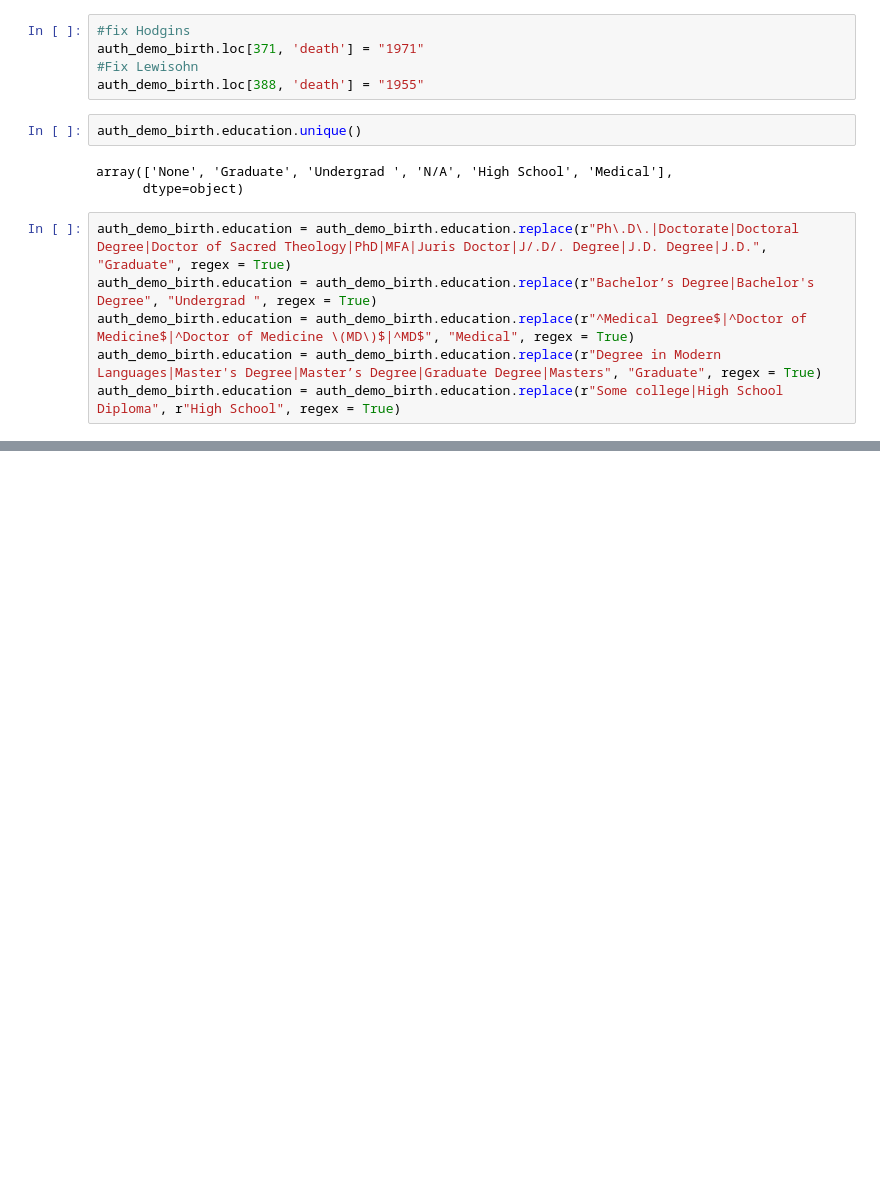
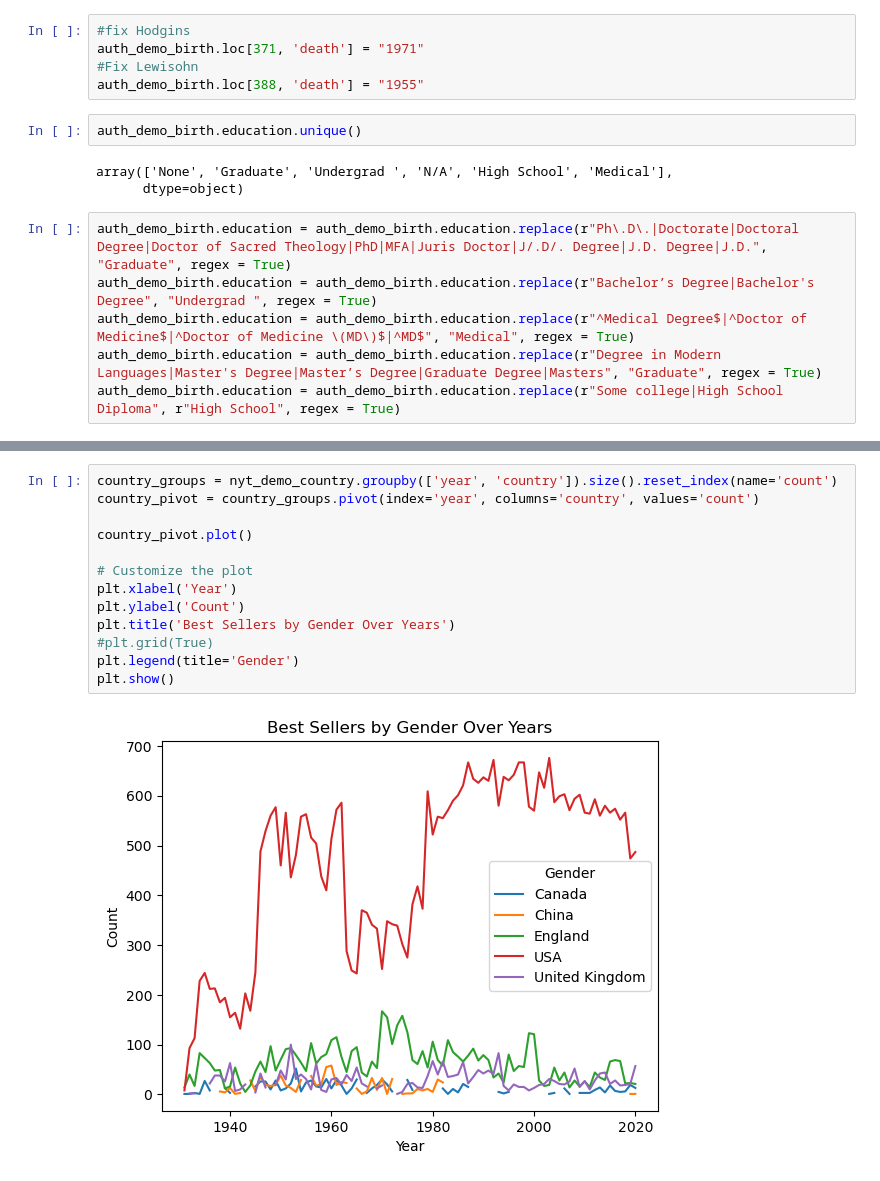
Before and after one commit to michellejm/nytimes-books, a Jupyter notebook: nytimes_cleaning.ipynb, the cells around one changed output, grey strips where cells are left out. Drawn from its saved outputs; the diff is of its cells as text; blank space fills up the shorter version.

```diff
--- a/nytimes_cleaning.ipynb
+++ b/nytimes_cleaning.ipynb
@@ -645,0 +802,15 @@ array(['None', 'Cornell University', 'University of Nebraska-Lincoln',
+# %%
+country_groups = nyt_demo_country.groupby(['year', 'country']).size().reset_index(name='count')
+country_pivot = country_groups.pivot(index='year', columns='country', values='count')
+
+country_pivot.plot()
+
+# Customize the plot
+plt.xlabel('Year')
+plt.ylabel('Count')
+plt.title('Best Sellers by Gender Over Years')
+#plt.grid(True)
+plt.legend(title='Gender')
+plt.show()
+# %% [output]
+[figure, added]
```
Also changed, not shown: parts of 18 cells of this notebook, 3 other files.
